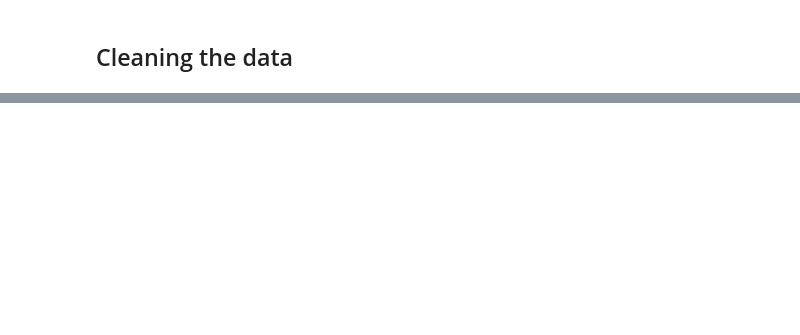
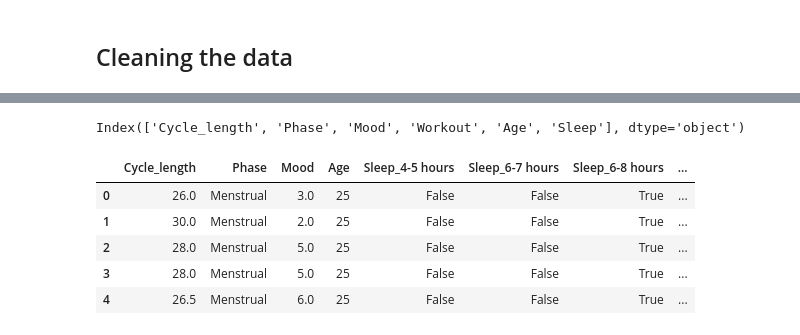
Before and after one commit to musombaangel/menstrual-wellness-project, a Jupyter notebook: notebooks/preprocessing.ipynb, the cells around one changed output, grey strips where cells are left out. Saved outputs shown, nothing was run; the diff lists cells and outputs as text; code cells hidden in the pictures; blank space fills up the shorter version.

```diff
--- a/notebooks/preprocessing.ipynb
+++ b/notebooks/preprocessing.ipynb
@@ -116,0 +56,11 @@ plt.show()
+# %%
+#clean for question misunderstanding
+def remove_outliers(days):
+    if days < 20:
+        return 28
+    else:
+        return days
+
+df.Cycle_length=df.Cycle_length.apply(remove_outliers)
+#checking the changes
+df.head()
@@ -116,0 +74,9 @@ plt.show()
+# %%
+# Cleaning all other columns
+df.Age.fillna(25, inplace=True)
+df.Sleep.fillna('6-8 hours', inplace=True)
+df.Mood.fillna(df.Mood.mean(), inplace=True)
+df.Workout.fillna(df.Workout.mode().iloc[0], inplace=True)
+
+print("\nChecking for remaining null values:")
+print(df.isna().sum())
@@ -116,0 +110,18 @@ plt.show()
+# %%
+#drop the ID column for analysis
+df2=df.drop(columns=['ID'])
+df2.columns
+# %% [output]
+Index(['Cycle_length', 'Phase', 'Mood', 'Workout', 'Age', 'Sleep'], dtype='object')
+# %%
+# Get dummy variables for categorical columns
+df_final=pd.get_dummies(df2, columns=['Sleep', 'Workout'], drop_first=True)
+# %%
+df_final.head()
+# %% [output]
+|  | Cycle_length | Phase | Mood | Age | Sleep_4-5 hours | Sleep_6-7 hours | Sleep_6-8 hours | ... |
+| 0 | 26.0 | Menstrual | 3.0 | 25 | False | False | True | ... |
+| 1 | 30.0 | Menstrual | 2.0 | 25 | False | False | True | ... |
+| 2 | 28.0 | Menstrual | 5.0 | 25 | False | False | True | ... |
+| 3 | 28.0 | Menstrual | 5.0 | 25 | False | False | True | ... |
+| 4 | 26.5 | Menstrual | 6.0 | 25 | False | False | True | ... |
```
Also changed, not shown: parts of 20 cells of this notebook, 5 other files.
